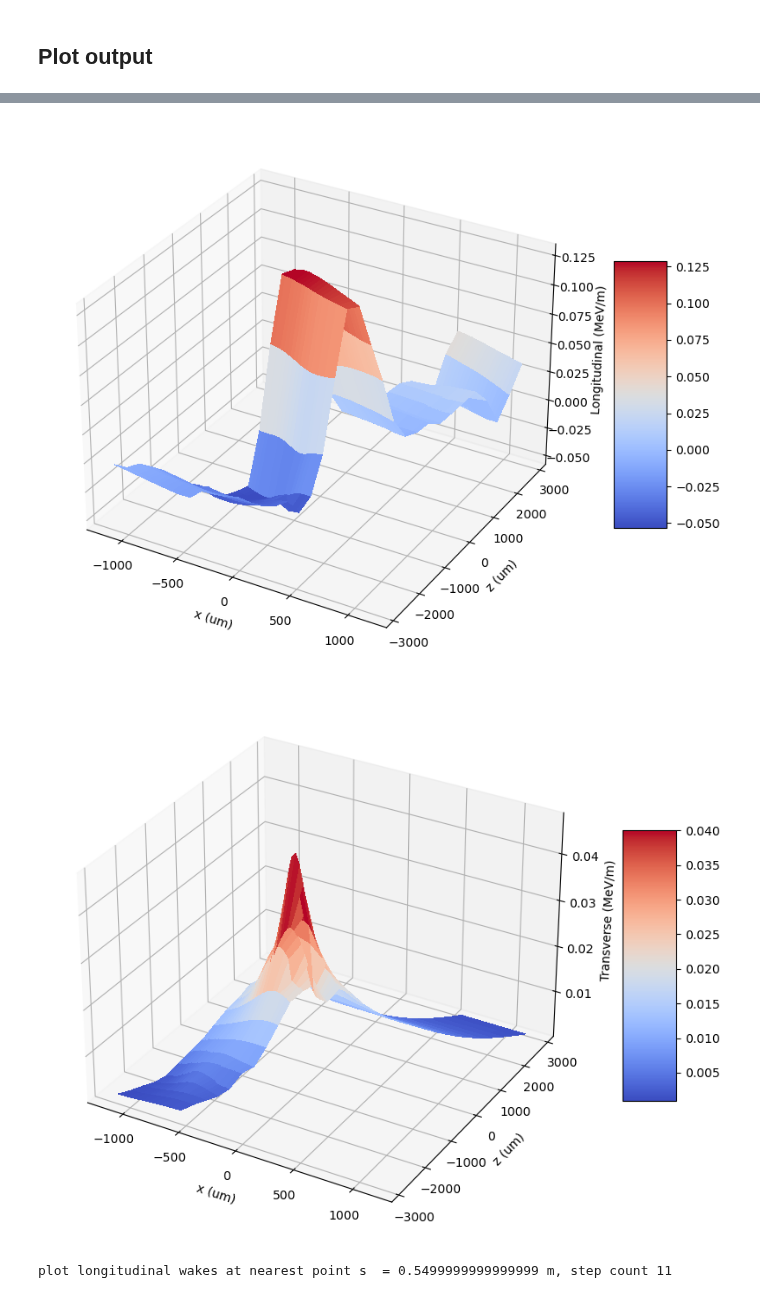
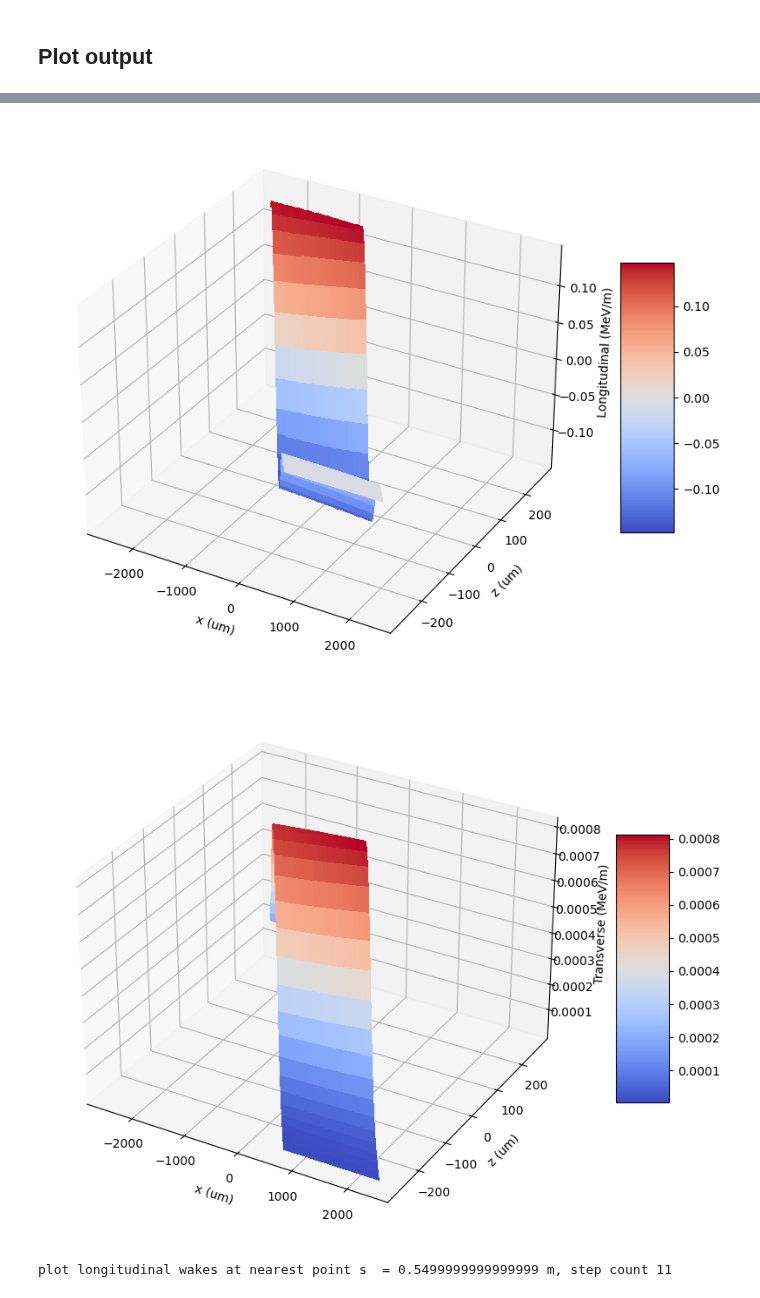
Before and after one commit to slaclab/pyDFCSR, a Jupyter notebook: pyDFCSR_2D/example.ipynb, the cells around one changed output, grey strips where cells are left out. Cells and saved outputs as stored; diff of their text form; code cells hidden in the pictures.

```diff
--- a/pyDFCSR_2D/example.ipynb
+++ b/pyDFCSR_2D/example.ipynb
@@ -36,7 +47,7 @@ operable program or batch file.
 # %%
 from plot_from_output import DFCSR_postprocessor
 
-DFplot = DFCSR_postprocessor(run_name = 'chirp-2024-04-10T15_24_46-07_00',
+DFplot = DFCSR_postprocessor(run_name = 'chirp-2024-04-11T22_40_32-07_00',
                              work_dir = './output')
 # %%
 # Plot beam size along the lattice
@@ -46,3 +57,3 @@ DFplot.plot_stats(key = 'sigZ')
 # %%
-DFplot.plot_wakes(s = 0.7)
+DFplot.plot_wakes(s = 2.4)
 # %% [output]
@@ -51,5 +62,5 @@ ebeam energy 5000000029.237108
-[figure, old version]
+[figure, new version]
-[figure, old version]
+[figure, new version]
 # %%
 DFplot.plot_particles(s = 0.6, xkey = 'z', ykey = 'x')
 # %% [output]
```
Also changed, not shown: parts of 3 cells of this notebook, 8 other files.
